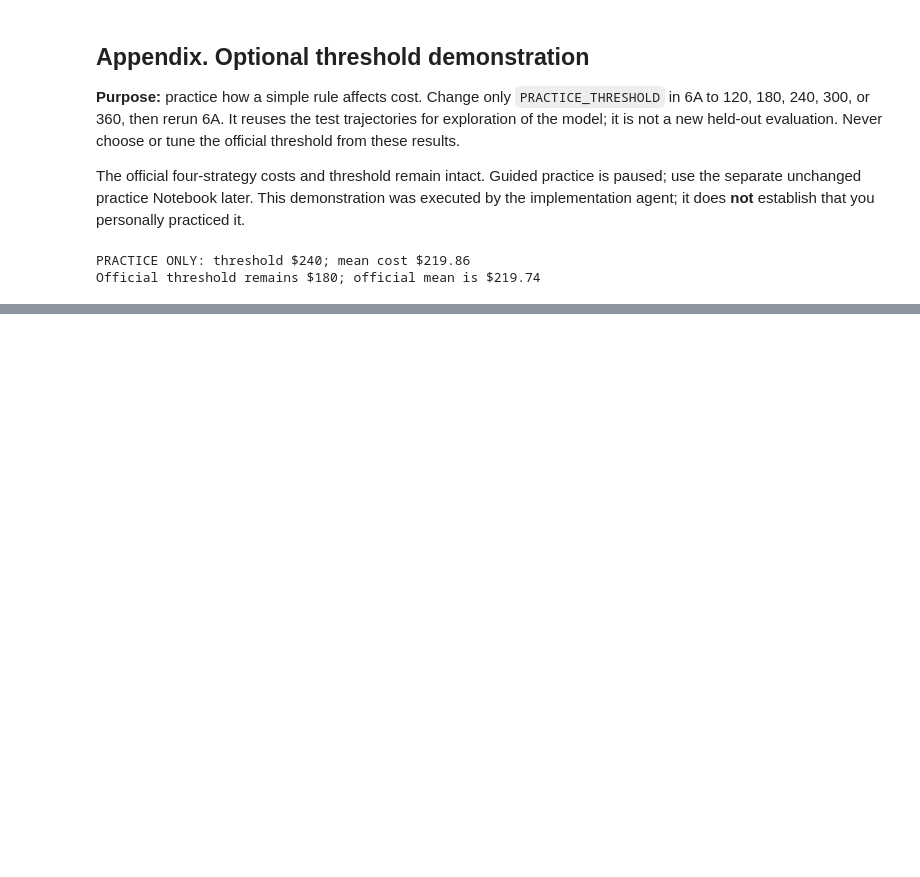
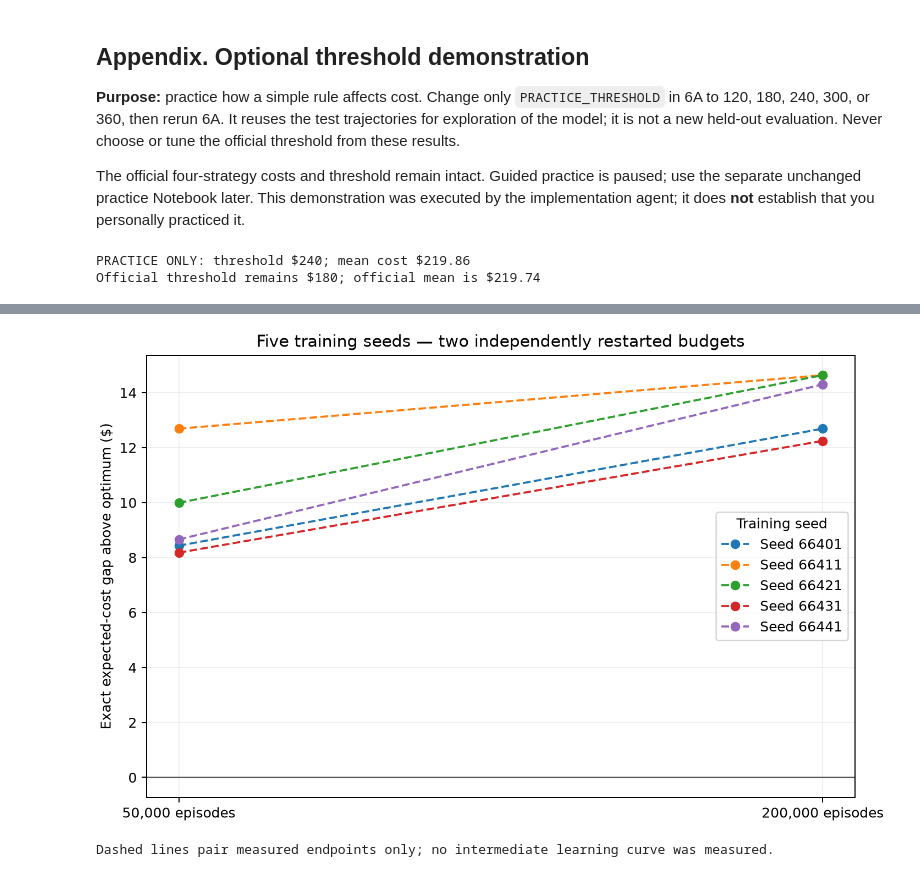
Before and after one commit to MelodyW2022/CS664_Project_Wong_Sheung_Wan, a Jupyter notebook: CS664_Flight_Booking.ipynb, the cells around one changed output, grey strips where cells are left out. Saved outputs shown, nothing was run; the diff lists cells and outputs as text; code cells hidden in the pictures; blank space fills up the shorter version.

Commit message:
Investigate original coverage and optimality across five seeds and two budgets

```diff
--- a/CS664_Flight_Booking.ipynb
+++ b/CS664_Flight_Booking.ipynb
@@ -881,0 +1179,24 @@ Official threshold remains $180; official mean is $219.74
+# %%
+# S3D — compare every policy against all three analytical baselines
+baseline_expectations = {name: float(values[6].mean()) for name, values in exact_values.items()
+                         if name != 'Q-learning (greedy)'}
+baseline_comparisons = []
+for row in training_run_rows:
+    for baseline, expected in baseline_expectations.items():
+        saving = expected - row['exact_expected_cost']
+        baseline_comparisons.append({'training_seed': row['training_seed'], 'episodes': row['episodes'],
+            'baseline': baseline, 'baseline_exact_cost': expected,
+            'learned_exact_cost': row['exact_expected_cost'], 'exact_saving_vs_baseline': saving,
+            'strictly_below_baseline': saving > 1e-9})
+save_csv('supplementary_baseline_comparisons.csv', baseline_comparisons)
+baseline_flags = []
+for row in training_run_rows:
+    flags = {'training_seed': row['training_seed'], 'episodes': row['episodes']}
+    flags.update({name: row['exact_expected_cost'] < expected - 1e-9
+                  for name, expected in baseline_expectations.items()})
+    baseline_flags.append(flags)
+display_supplementary_table(baseline_flags, list(baseline_flags[0]))
+improved_seeds = [r['training_seed'] for r in paired_gap_rows if r['improved']]
+print(f'Gap improved for {len(improved_seeds)}/5 seeds: {improved_seeds}. All ten runs are displayed and saved.')
+print('Two budgets do not establish continuous or monotonic improvement with more training.')
+print('These seed comparisons use analytical expectations; the original paired 95% CIs concern test-path variation for one fixed model.')
@@ -881,0 +1219,19 @@ Official threshold remains $180; official mean is $219.74
+# %%
+# S3E — save a paired endpoint figure
+fig, ax = plt.subplots(figsize=(8, 5), layout='constrained')
+for row in paired_gap_rows:
+    ax.plot([0, 1], [row['gap_50000'], row['gap_200000']], marker='o',
+            linestyle='--', label=f"Seed {row['training_seed']}")
+ax.axhline(0, color='#555555', linewidth=1)
+ax.set_xticks([0, 1], ['50,000 episodes', '200,000 episodes'])
+ax.set_ylabel('Exact expected-cost gap above optimum ($)')
+ax.set_title('Five training seeds — two independently restarted budgets')
+ax.legend(title='Training seed')
+ax.grid(alpha=0.2)
+fig.savefig(RESULTS / 'supplementary_seed_budget_gaps.png', dpi=180)
+display(Image(filename=str(RESULTS / 'supplementary_seed_budget_gaps.png')))
+plt.close(fig)
+print('Dashed lines pair measured endpoints only; no intermediate learning curve was measured.')
+# %% [output]
+[figure, added]
+Dashed lines pair measured endpoints only; no intermediate learning curve was measured.
```
Also changed, not shown: parts of 24 cells of this notebook, 16 other files.
